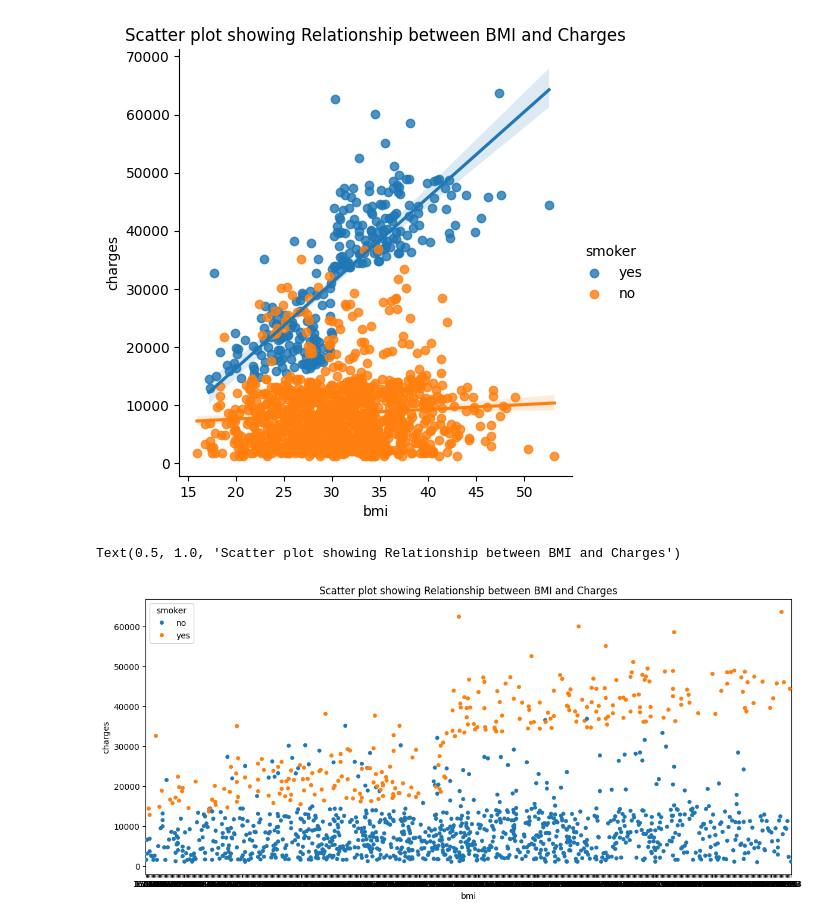
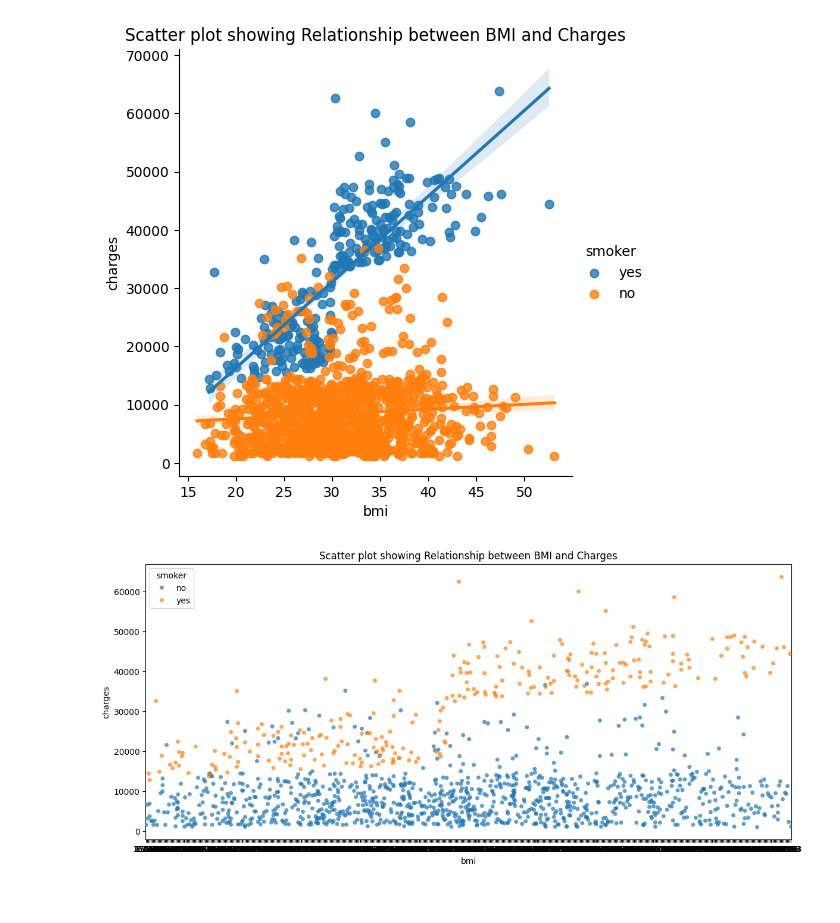
Before and after one commit to BrilliantChard/Python-and-ML, a Jupyter notebook: Scatter_Plots.ipynb, the cells around one changed output. Drawn from its saved outputs; the diff is of its cells as text; code cells hidden in the pictures.

```diff
--- a/Scatter_Plots.ipynb
+++ b/Scatter_Plots.ipynb
@@ -77,9 +91,9 @@ Text(0.5, 1.0, 'Scatter plot showing Relationship between BMI and Charges')
 # %%
 plt.figure(figsize=(14, 6))
 
-sns.swarmplot(x='bmi', y='charges', hue='smoker', data=insurance_data)
+sns.swarmplot(x='bmi', y='charges', hue='smoker', data=insurance_data, alpha=0.7)
 
 plt.title('Scatter plot showing Relationship between BMI and Charges')
+plt.show()
 # %% [output]
-Text(0.5, 1.0, 'Scatter plot showing Relationship between BMI and Charges')
-[figure, old version]
+[figure, new version]
```
Also changed, not shown: parts of 3 cells of this notebook.
